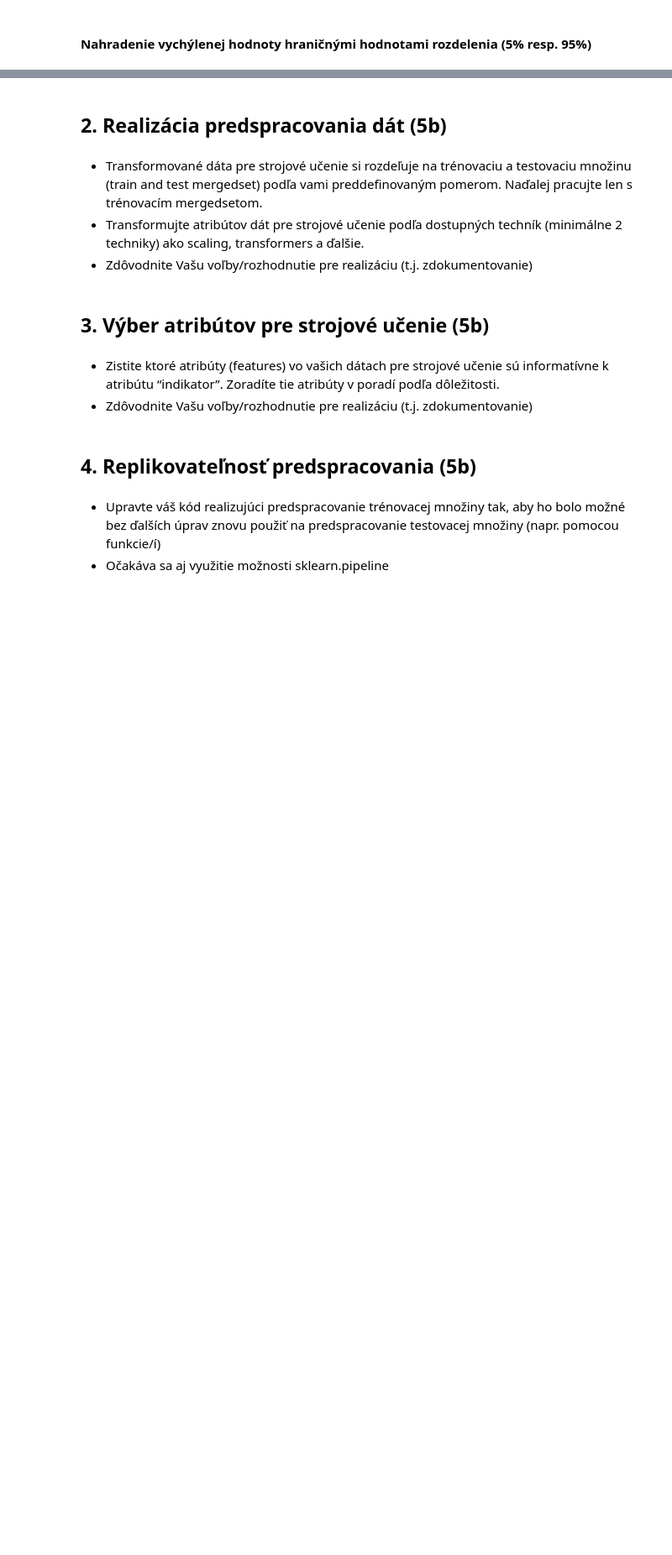
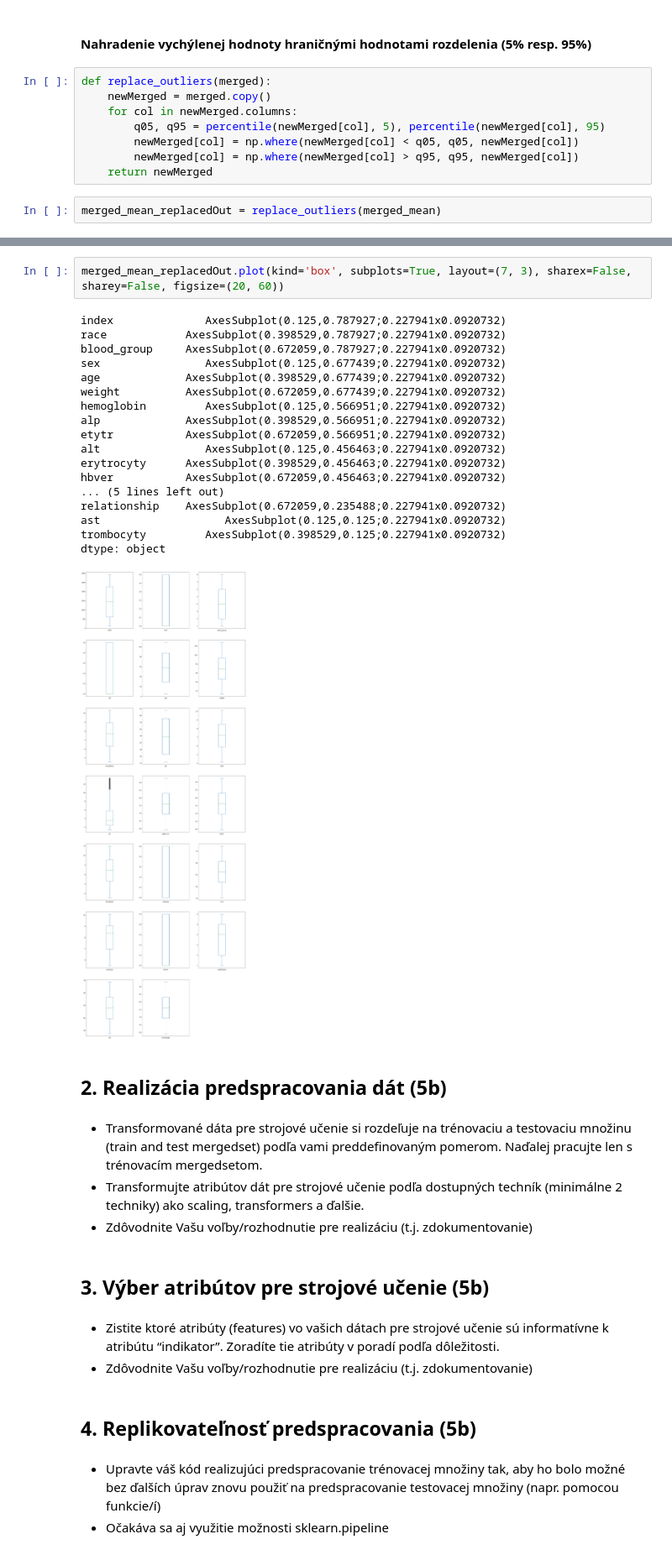
Before and after one commit to psmrecek/IAU-Projekt-ZS2021, a Jupyter notebook: Fáza 2 - Smreček.ipynb, the cells around one changed output, grey strips where cells are left out. Shown at 84% size. Saved outputs shown, nothing was run; the diff lists cells and outputs as text; blank space fills up the shorter version.

```diff
--- a/Fáza 2 - Smreček.ipynb
+++ b/Fáza 2 - Smreček.ipynb
@@ -368,2 +447,12 @@ def identify_outliers(merged, col):
 # %% [markdown]
 #### Nahradenie vychýlenej hodnoty hraničnými hodnotami rozdelenia (5% resp. 95%)
+# %%
+def replace_outliers(merged):
+    newMerged = merged.copy()
+    for col in newMerged.columns:
+        q05, q95 = percentile(newMerged[col], 5), percentile(newMerged[col], 95)
+        newMerged[col] = np.where(newMerged[col] < q05, q05, newMerged[col])
+        newMerged[col] = np.where(newMerged[col] > q95, q95, newMerged[col])
+    return newMerged
+# %%
+merged_mean_replacedOut = replace_outliers(merged_mean)
@@ -370,3 +499,24 @@ def identify_outliers(merged, col):
+# %%
+merged_mean_replacedOut.plot(kind='box', subplots=True, layout=(7, 3), sharex=False, sharey=False, figsize=(20, 60))
+# %% [output]
+index              AxesSubplot(0.125,0.787927;0.227941x0.0920732)
+race            AxesSubplot(0.398529,0.787927;0.227941x0.0920732)
+blood_group     AxesSubplot(0.672059,0.787927;0.227941x0.0920732)
+sex                AxesSubplot(0.125,0.677439;0.227941x0.0920732)
+age             AxesSubplot(0.398529,0.677439;0.227941x0.0920732)
+weight          AxesSubplot(0.672059,0.677439;0.227941x0.0920732)
+hemoglobin         AxesSubplot(0.125,0.566951;0.227941x0.0920732)
+alp             AxesSubplot(0.398529,0.566951;0.227941x0.0920732)
+etytr           AxesSubplot(0.672059,0.566951;0.227941x0.0920732)
+alt                AxesSubplot(0.125,0.456463;0.227941x0.0920732)
+erytrocyty      AxesSubplot(0.398529,0.456463;0.227941x0.0920732)
+hbver           AxesSubplot(0.672059,0.456463;0.227941x0.0920732)
+... (5 lines left out)
+relationship    AxesSubplot(0.672059,0.235488;0.227941x0.0920732)
+ast                   AxesSubplot(0.125,0.125;0.227941x0.0920732)
+trombocyty         AxesSubplot(0.398529,0.125;0.227941x0.0920732)
+dtype: object
+[figure, added]
 # %% [markdown]
 ## 2. Realizácia predspracovania dát (5b)
 # %% [markdown]
```
Also changed, not shown: parts of 9 cells of this notebook.
